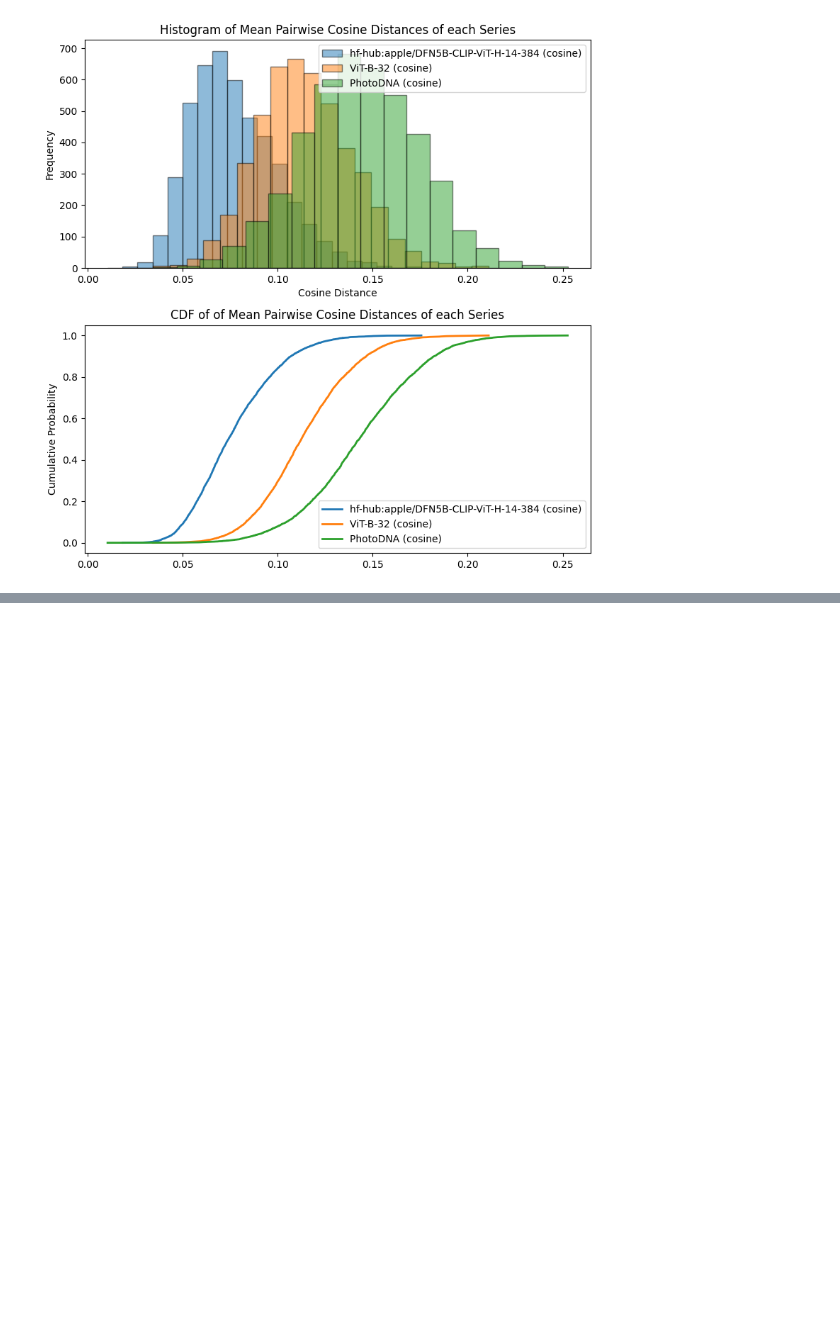
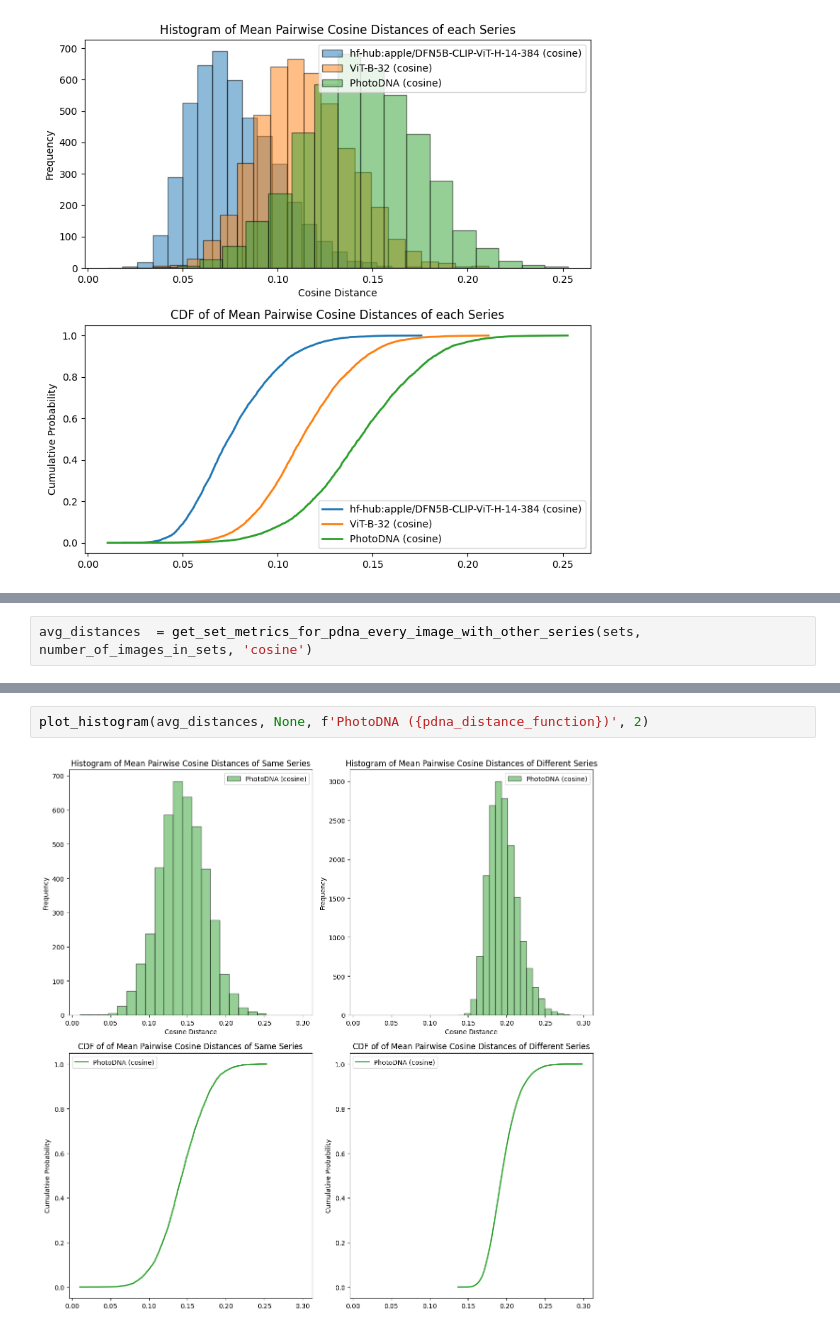
Before and after one commit to UMass-Rescue/RescueCLIP, a Jupyter notebook: scripts/cuhk_embeddings/cuhk_vector_distribution.ipynb, the cells around one changed output, grey strips where cells are left out. Cells and saved outputs as stored; diff of their text form; blank space fills up the shorter version.

```diff
--- a/scripts/cuhk_embeddings/cuhk_vector_distribution.ipynb
+++ b/scripts/cuhk_embeddings/cuhk_vector_distribution.ipynb
@@ -388,0 +614,2 @@ plt.show()
+# %%
+avg_distances  = get_set_metrics_for_pdna_every_image_with_other_series(sets, number_of_images_in_sets, 'cosine')
@@ -388,0 +629,4 @@ plt.show()
+# %%
+plot_histogram(avg_distances, None, f'PhotoDNA ({pdna_distance_function})', 2)
+# %% [output]
+[figure, added]
```
Also changed, not shown: parts of 14 cells of this notebook, 1 other file.
